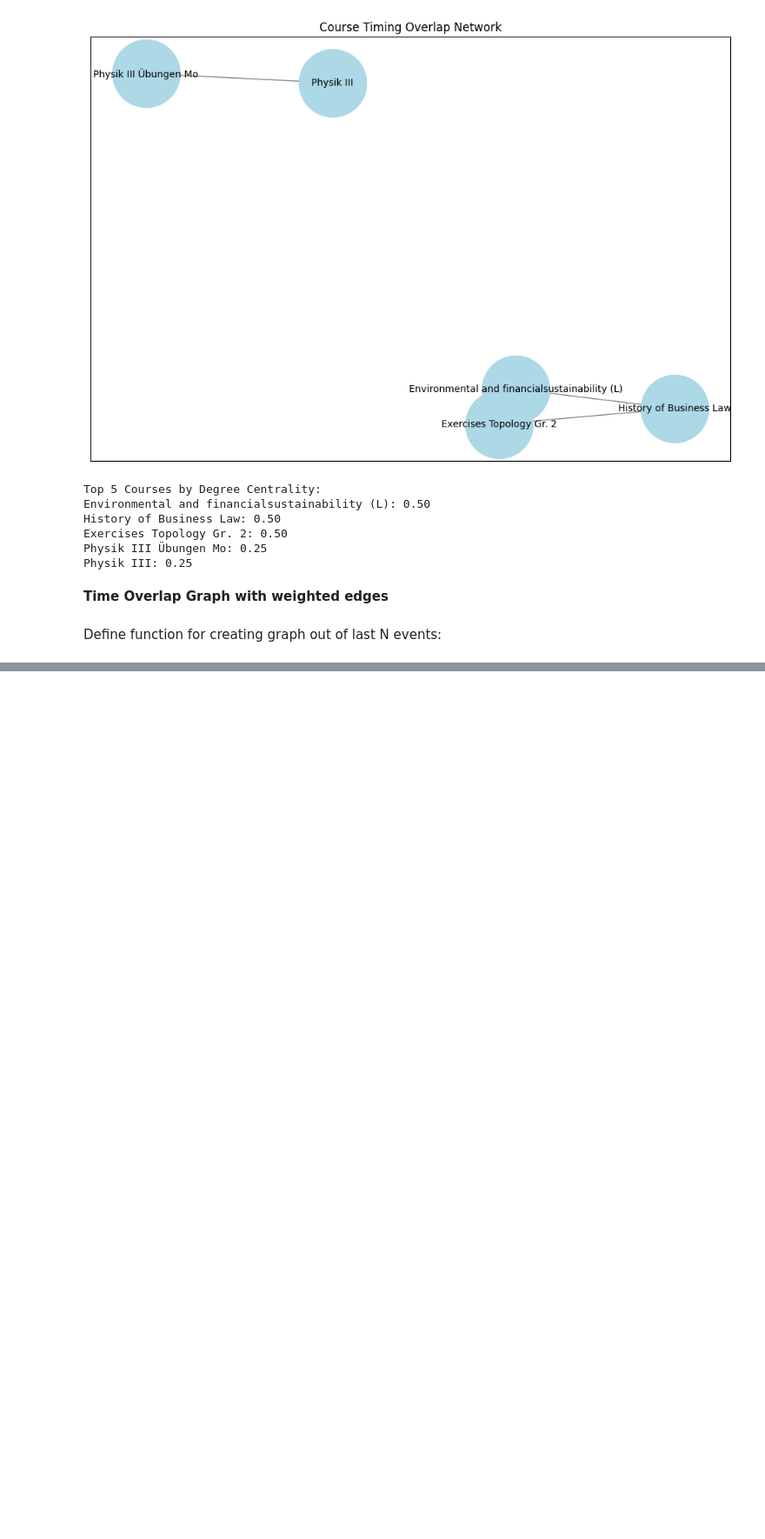
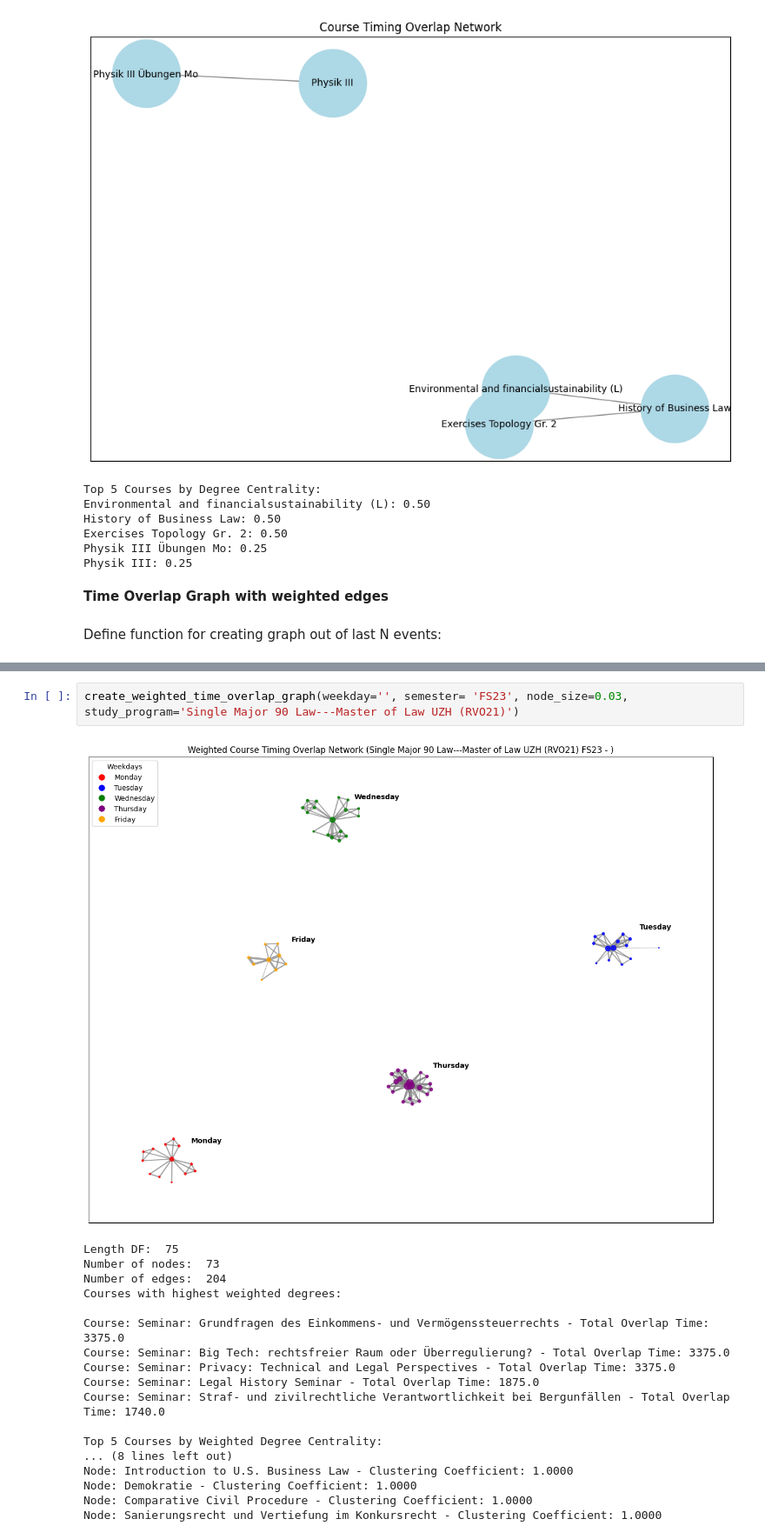
Before and after one commit to mwooll/UZH_Network, a Jupyter notebook: src/marcel_graph.ipynb, the cells around one changed output, grey strips where cells are left out. Shown at 87% size. Saved outputs shown, nothing was run; the diff lists cells and outputs as text; blank space fills up the shorter version.

```diff
--- a/src/marcel_graph.ipynb
+++ b/src/marcel_graph.ipynb
@@ -222,0 +366,21 @@ Number of edges: 149
+# %%
+create_weighted_time_overlap_graph(weekday='', semester= 'FS23', node_size=0.03, study_program='Single Major 90 Law---Master of Law UZH (RVO21)')
+# %% [output]
+[figure, added]
+Length DF:  75
+Number of nodes:  73
+Number of edges:  204
+Courses with highest weighted degrees:
+
+Course: Seminar: Grundfragen des Einkommens- und Vermögenssteuerrechts - Total Overlap Time: 3375.0
+Course: Seminar: Big Tech: rechtsfreier Raum oder Überregulierung? - Total Overlap Time: 3375.0
+Course: Seminar: Privacy: Technical and Legal Perspectives - Total Overlap Time: 3375.0
+Course: Seminar: Legal History Seminar - Total Overlap Time: 1875.0
+Course: Seminar: Straf- und zivilrechtliche Verantwortlichkeit bei Bergunfällen - Total Overlap Time: 1740.0
+
+Top 5 Courses by Weighted Degree Centrality:
+... (8 lines left out)
+Node: Introduction to U.S. Business Law - Clustering Coefficient: 1.0000
+Node: Demokratie - Clustering Coefficient: 1.0000
+Node: Comparative Civil Procedure - Clustering Coefficient: 1.0000
+Node: Sanierungsrecht und Vertiefung im Konkursrecht - Clustering Coefficient: 1.0000
```
Also changed, not shown: parts of 13 cells of this notebook, 10 other files.
